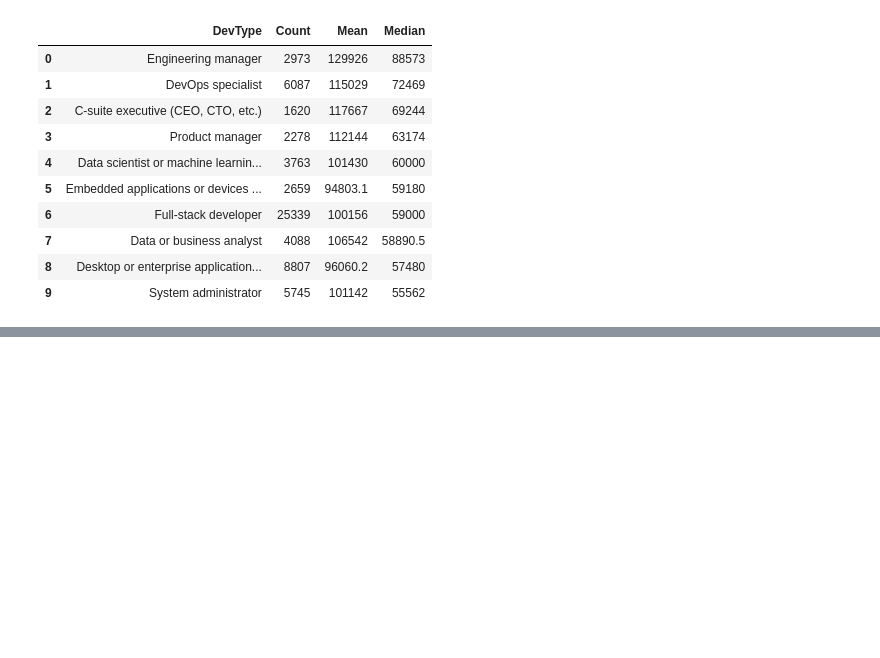
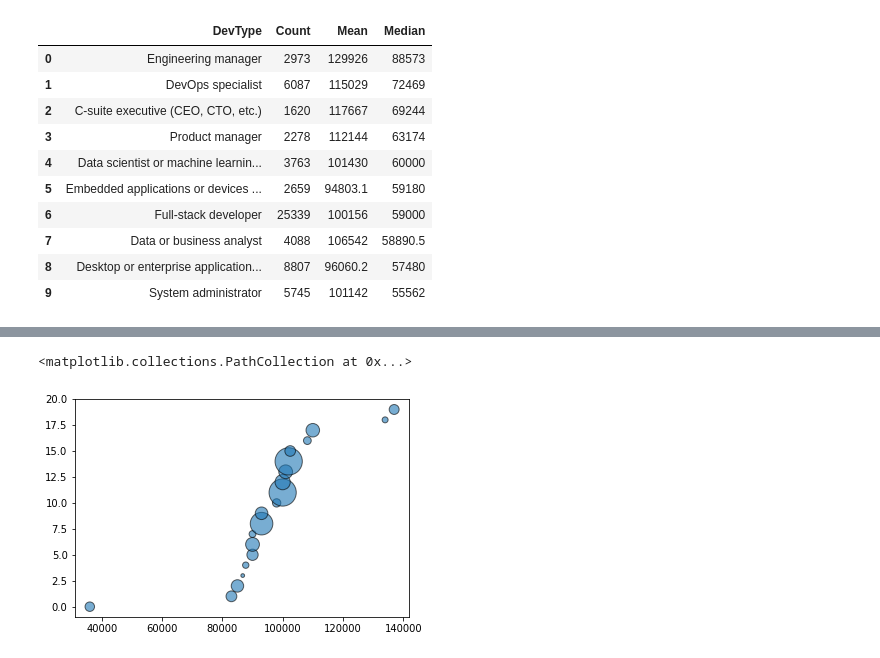
Before and after one commit to kuldeepemol/tech-nerds, a Jupyter notebook: Work-Career-analysis.ipynb, the cells around one changed output, grey strips where cells are left out. Drawn from its saved outputs; the diff is of its cells as text; code cells hidden in the pictures; blank space fills up the shorter version.

```diff
--- a/Work-Career-analysis.ipynb
+++ b/Work-Career-analysis.ipynb
@@ -440,5 +442,8 @@ us_dev_type_salary_df
 # %%
 # DevType, Salary and Size plot
-x_axis = np.arange(len(us_dev_type_salary_df))
-#plt.scatter(x_axis, us_dev_type_salary_df.Median, s=us_dev_type_salary_df.Count)
-#us_dev_type_salary_df.plot.scatter(x_axis, y='Median', s='Count')
+y_axis = np.arange(len(us_dev_type_salary_df))
+plt.scatter(us_dev_type_salary_df.Median, y_axis, s=list(us_dev_type_salary_df.Count/10),
+           edgecolor='black', alpha='0.6')
+# %% [output]
+<matplotlib.collections.PathCollection at 0x...>
+[figure, added]
```
Also changed, not shown: parts of 3 cells of this notebook, 1 other file.
